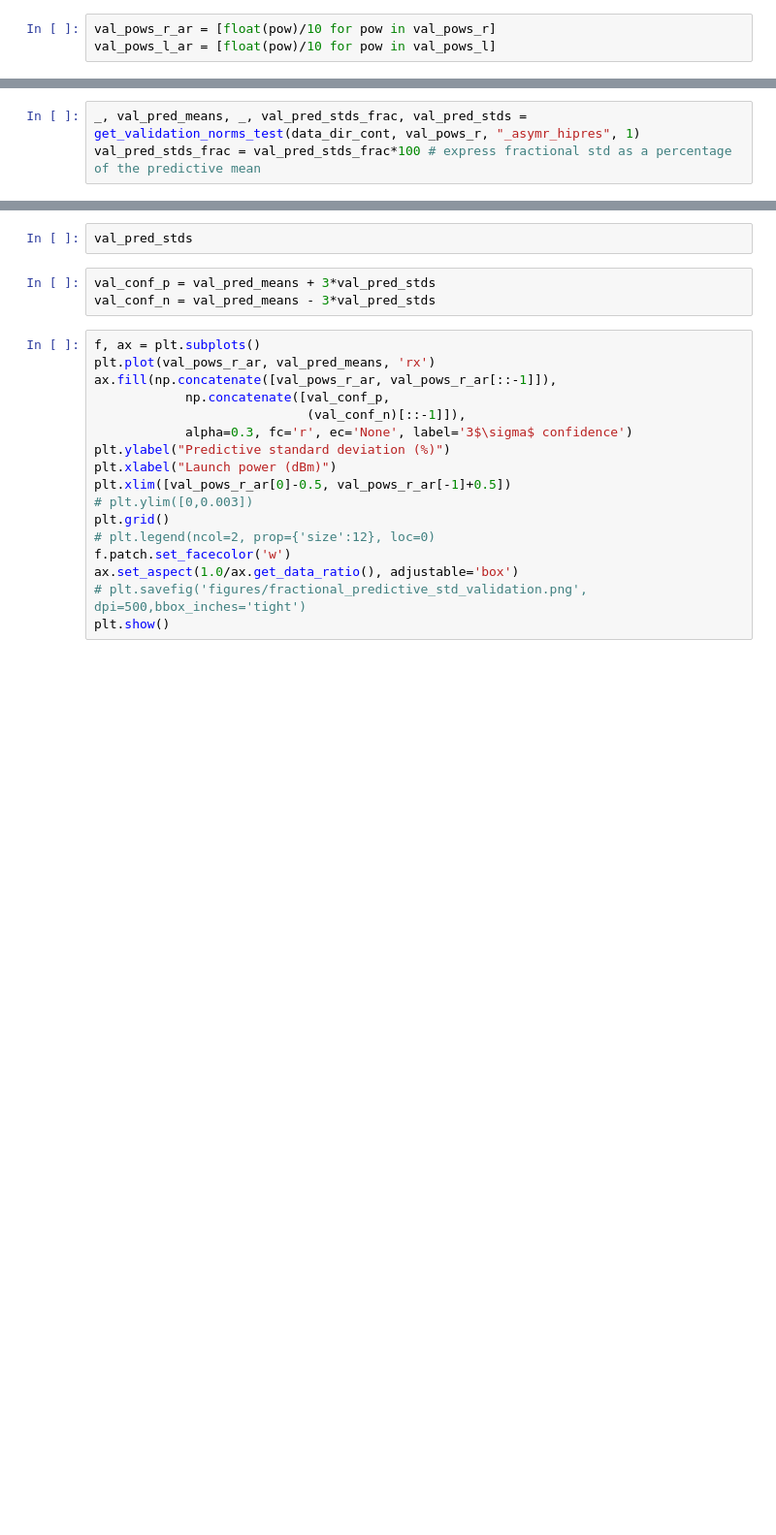
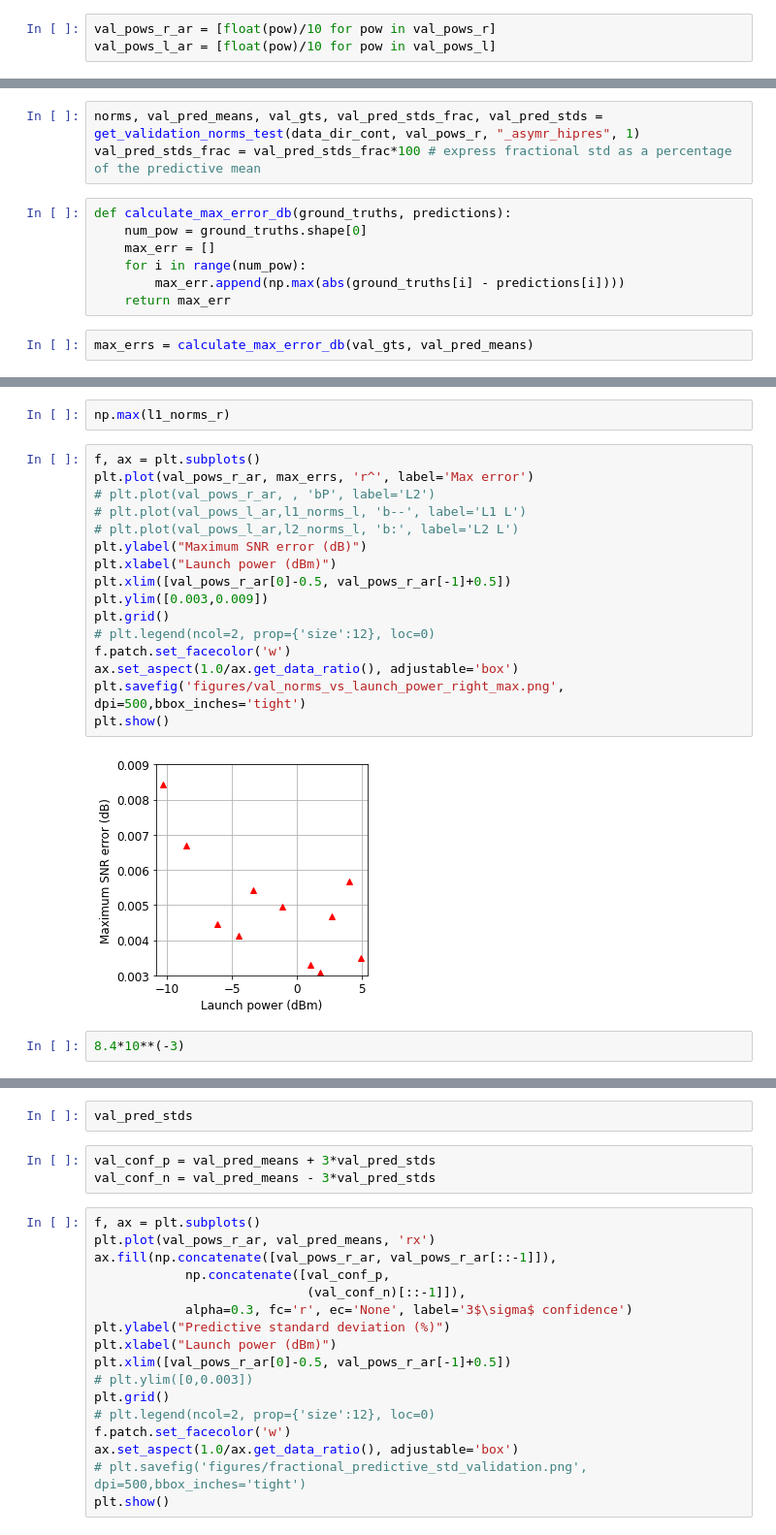
Before and after one commit to joshnevin/gpe_parameter_estimation, a Jupyter notebook: analyse_hm_results.ipynb, the cells around one changed output, grey strips where cells are left out. Shown at 97% size. Saved outputs shown, nothing was run; the diff lists cells and outputs as text; blank space fills up the shorter version.

Commit message:
fixing mae errors

```diff
--- a/analyse_hm_results.ipynb
+++ b/analyse_hm_results.ipynb
@@ -172,3 +199,12 @@ def get_validation_norms_test(gpe_direc, val_powers, offset_name, norm_type):
 # %%
-_, val_pred_means, _, val_pred_stds_frac, val_pred_stds = get_validation_norms_test(data_dir_cont, val_pows_r, "_asymr_hipres", 1)
+norms, val_pred_means, val_gts, val_pred_stds_frac, val_pred_stds = get_validation_norms_test(data_dir_cont, val_pows_r, "_asymr_hipres", 1)
 val_pred_stds_frac = val_pred_stds_frac*100 # express fractional std as a percentage of the predictive mean
+# %%
+def calculate_max_error_db(ground_truths, predictions):
+    num_pow = ground_truths.shape[0]
+    max_err = []
+    for i in range(num_pow):
+        max_err.append(np.max(abs(ground_truths[i] - predictions[i])))
+    return max_err
+# %%
+max_errs = calculate_max_error_db(val_gts, val_pred_means)
@@ -190,4 +232,26 @@ ax.set_aspect(1.0/ax.get_data_ratio(), adjustable='box')
 plt.show()
+# %%
+np.max(l1_norms_r)
+# %%
+f, ax = plt.subplots()
+plt.plot(val_pows_r_ar, max_errs, 'r^', label='Max error')
+# plt.plot(val_pows_r_ar, , 'bP', label='L2')
+# plt.plot(val_pows_l_ar,l1_norms_l, 'b--', label='L1 L')
+# plt.plot(val_pows_l_ar,l2_norms_l, 'b:', label='L2 L')
+plt.ylabel("Maximum SNR error (dB)")
+plt.xlabel("Launch power (dBm)")
+plt.xlim([val_pows_r_ar[0]-0.5, val_pows_r_ar[-1]+0.5])
+plt.ylim([0.003,0.009])
+plt.grid()
+# plt.legend(ncol=2, prop={'size':12}, loc=0)
+f.patch.set_facecolor('w')
+ax.set_aspect(1.0/ax.get_data_ratio(), adjustable='box')
+plt.savefig('figures/val_norms_vs_launch_power_right_max.png', dpi=500,bbox_inches='tight')
+plt.show()
+# %% [output]
+[figure, added]
+# %%
+8.4*10**(-3)
 # %%
 plt.rcParams['text.usetex'] = False
 f, ax = plt.subplots()
```
Also changed, not shown: parts of 31 cells of this notebook, 1 other file.
